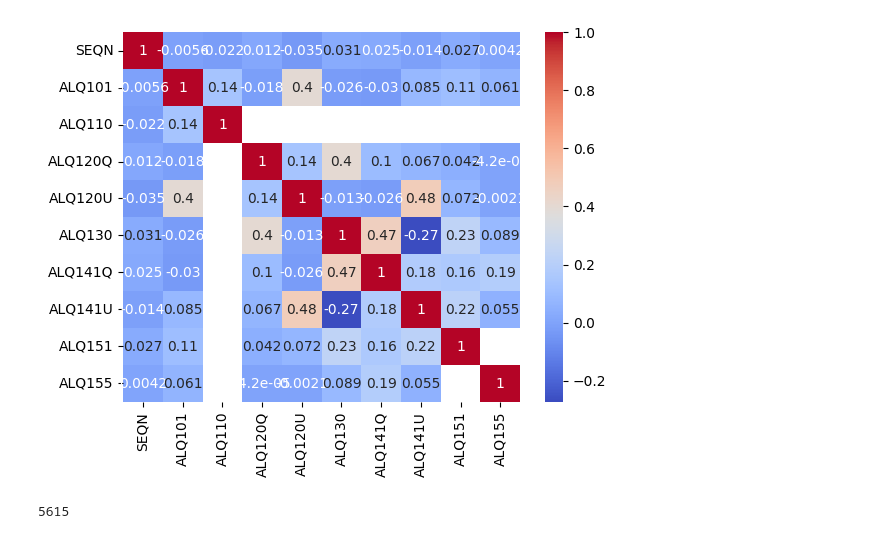
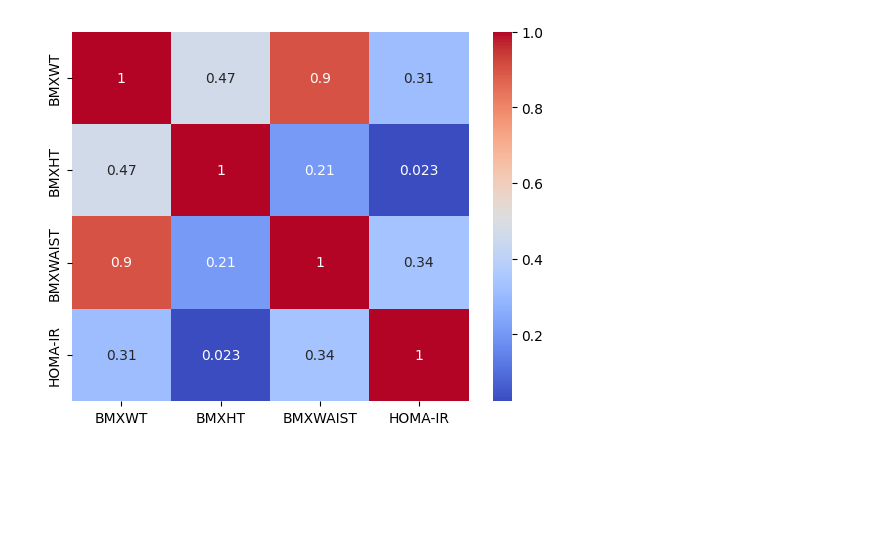
Before and after one commit to OmGuin/nexus-prediction, a Jupyter notebook: data_preprocessing/combine.ipynb, the cells around one changed output. Saved outputs shown, nothing was run; the diff lists cells and outputs as text; code cells hidden in the pictures; blank space fills up the shorter version.

```diff
--- a/data_preprocessing/combine.ipynb
+++ b/data_preprocessing/combine.ipynb
@@ -24,7 +108,6 @@ file_path = "csvs/ALQ_G.csv"
 # %%
-df = pd.read_csv(file_path)
+df = pd.read_csv("subsample.csv")
 import seaborn as sns
-#//create a heat map using seaborn
 
-f = sns.heatmap(df.corr(), annot=True, cmap='coolwarm')
+sns.heatmap(df.corr(), annot=True, cmap='coolwarm')
 # %% [output]
@@ -48,5 +115 @@ Note: you may need to restart the kernel to use updated packages.
-[figure, old version]
+[figure, new version]
-# %%
-len(df)
-# %% [output]
-5615
```
Also changed, not shown: parts of 9 cells of this notebook, 13 other files.
